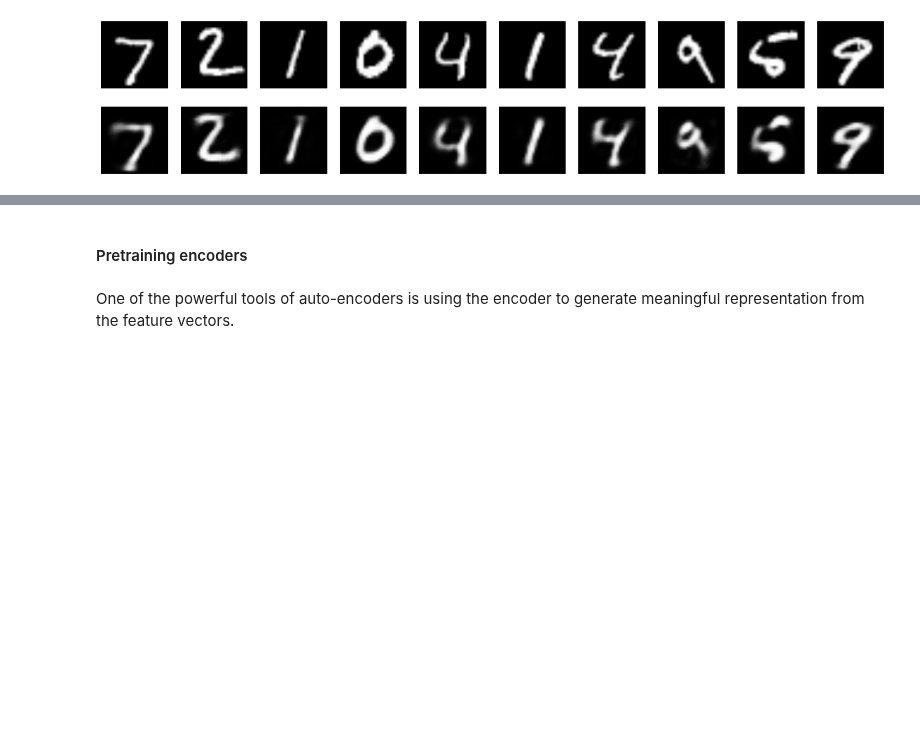
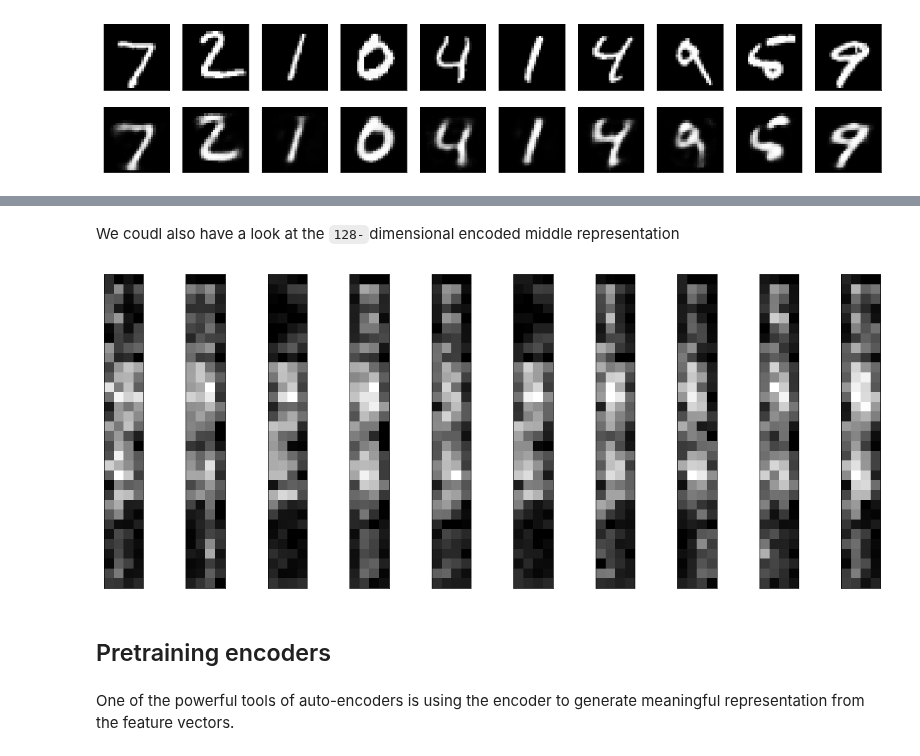
Before and after one commit to leriomaggio/deep-learning-keras-tensorflow, a Jupyter notebook: 9. AutoEncoders and Embeddings.ipynb, the cells around one changed output, grey strips where cells are left out. Cells and saved outputs as stored; diff of their text form; code cells hidden in the pictures; blank space fills up the shorter version.

```diff
--- a/9. AutoEncoders and Embeddings.ipynb
+++ b/9. AutoEncoders and Embeddings.ipynb
@@ -116,5 +246,22 @@ plt.show()
+# %% [markdown]
+We coudl also have a look at the `128-`dimensional encoded middle representation
+# %%
+conv_encoder = Model(input_img, encoded)
+encoded_imgs = conv_encoder.predict(x_test)
+
+n = 10
+plt.figure(figsize=(20, 8))
+for i in range(n):
+    ax = plt.subplot(1, n, i+1)
+    plt.imshow(encoded_imgs[i].reshape(4, 4 * 8).T)
+    plt.gray()
+    ax.get_xaxis().set_visible(False)
+    ax.get_yaxis().set_visible(False)
+plt.show()
+# %% [output]
+[figure, added]
 # %% [markdown]
-#### Pretraining encoders
+## Pretraining encoders
 # %% [markdown]
 One of the powerful tools of auto-encoders is using the encoder to generate meaningful representation from the feature vectors.
 # %%
```
Also changed, not shown: parts of 18 cells of this notebook, 1 other file.
